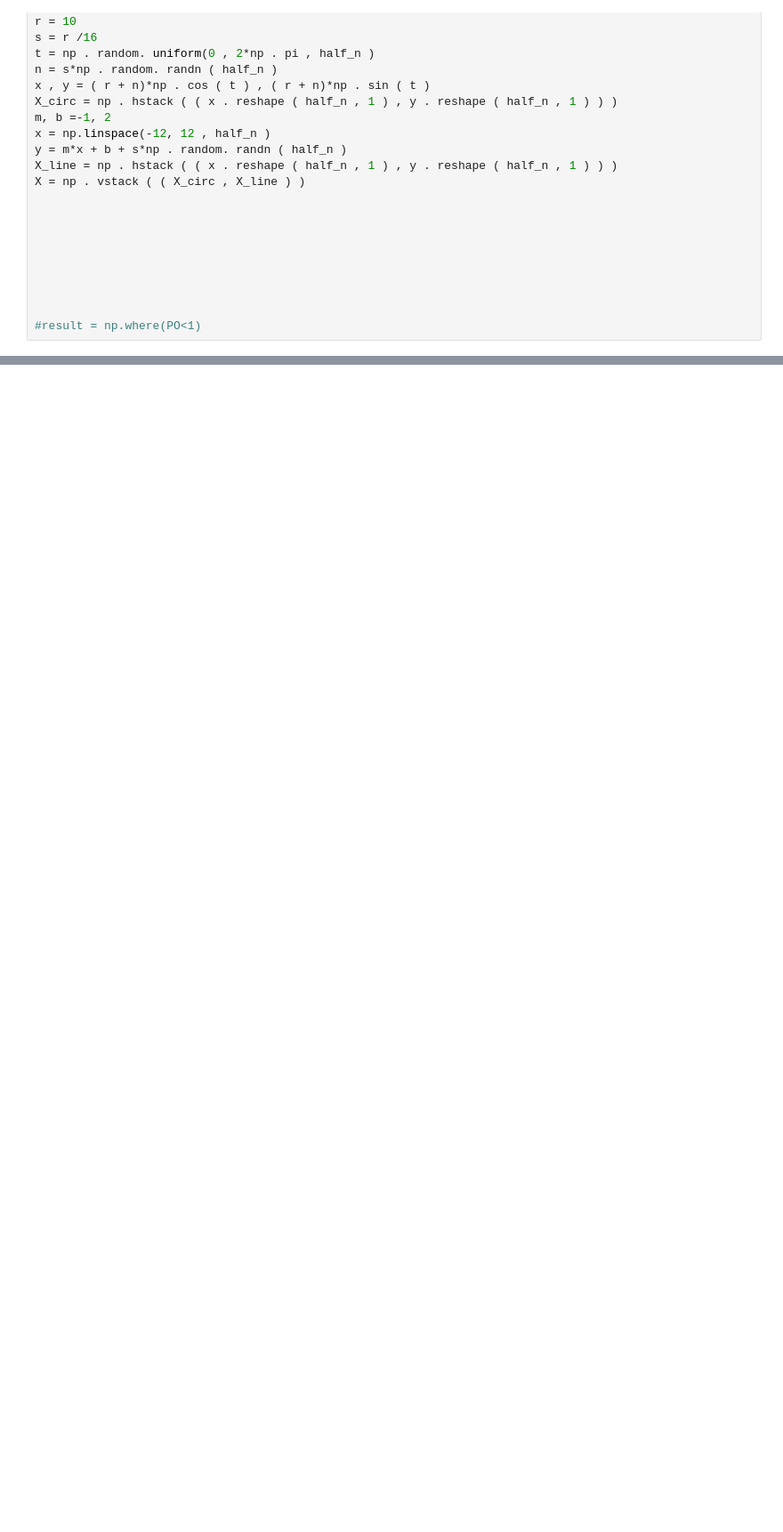
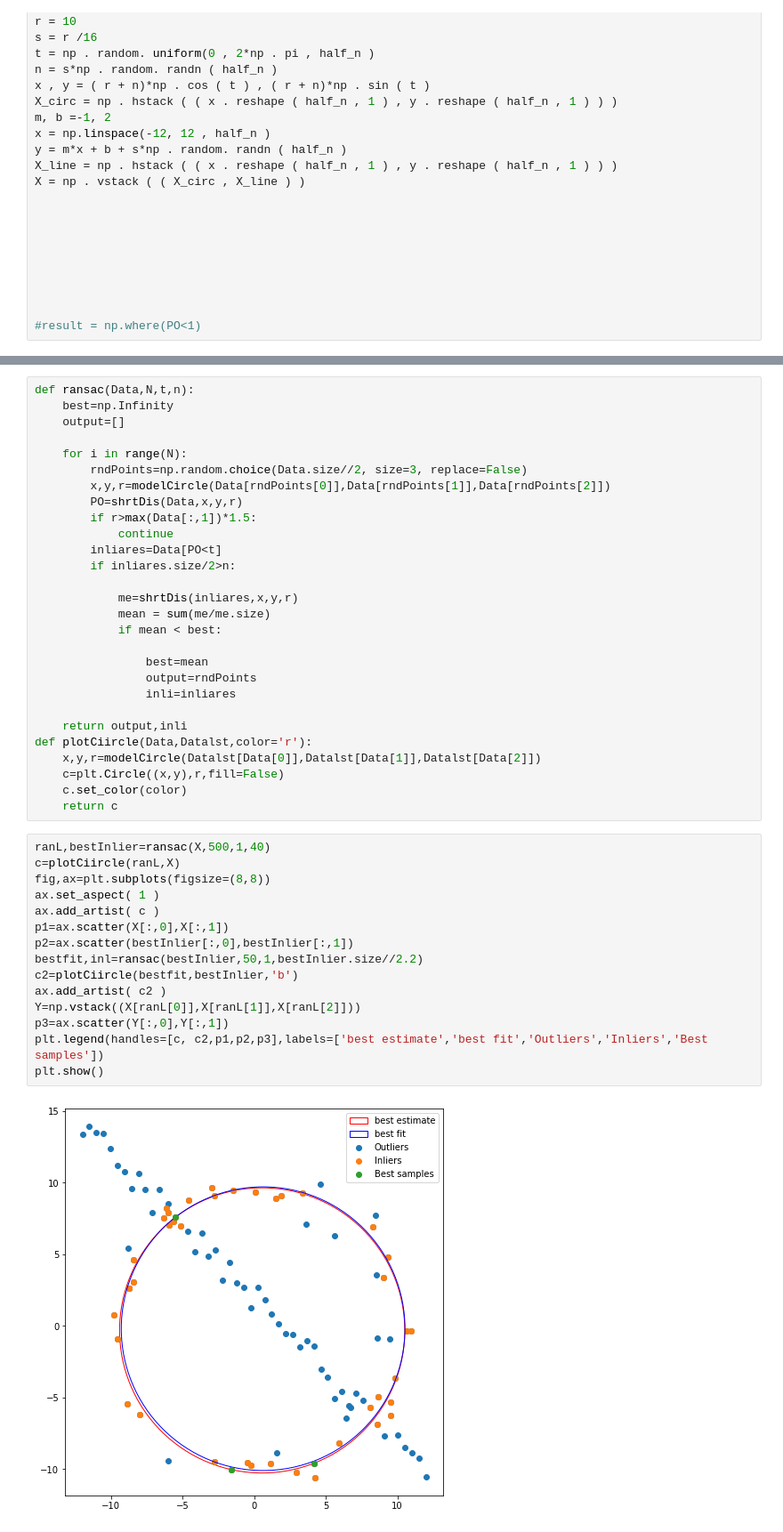
Before and after one commit to Kithdara/Assignments, a Jupyter notebook: Assignment_2.ipynb, the cells around one changed output, grey strips where cells are left out. Shown: that part at 89% size. Saved outputs shown, nothing was run; the diff lists cells and outputs as text; blank space fills up the shorter version.

```diff
--- a/Assignment_2.ipynb
+++ b/Assignment_2.ipynb
@@ -109,0 +96,45 @@ array([[ 2.58397336, 10.16207325],
+# %%
+def ransac(Data,N,t,n):
+    best=np.Infinity
+    output=[]
+
+    for i in range(N):
+        rndPoints=np.random.choice(Data.size//2, size=3, replace=False)
+        x,y,r=modelCircle(Data[rndPoints[0]],Data[rndPoints[1]],Data[rndPoints[2]])
+        PO=shrtDis(Data,x,y,r)
+        if r>max(Data[:,1])*1.5:
+            continue
+        inliares=Data[PO<t]
+        if inliares.size/2>n:
+
+            me=shrtDis(inliares,x,y,r)
+            mean = sum(me/me.size)
+            if mean < best:
+
+                best=mean
+                output=rndPoints
+                inli=inliares
+
+    return output,inli
+def plotCiircle(Data,Datalst,color='r'):
+    x,y,r=modelCircle(Datalst[Data[0]],Datalst[Data[1]],Datalst[Data[2]])
+    c=plt.Circle((x,y),r,fill=False)
+    c.set_color(color)
+    return c
+# %%
+ranL,bestInlier=ransac(X,500,1,40)
+c=plotCiircle(ranL,X)
+fig,ax=plt.subplots(figsize=(8,8))
+ax.set_aspect( 1 )
+ax.add_artist( c )
+p1=ax.scatter(X[:,0],X[:,1])
+p2=ax.scatter(bestInlier[:,0],bestInlier[:,1])
+bestfit,inl=ransac(bestInlier,50,1,bestInlier.size//2.2)
+c2=plotCiircle(bestfit,bestInlier,'b')
+ax.add_artist( c2 )
+Y=np.vstack((X[ranL[0]],X[ranL[1]],X[ranL[2]]))
+p3=ax.scatter(Y[:,0],Y[:,1])
+plt.legend(handles=[c, c2,p1,p2,p3],labels=['best estimate','best fit','Outliers','Inliers','Best samples'])
+plt.show()
+# %% [output]
+[figure, added]
```
Also changed, not shown: parts of 6 cells of this notebook.
